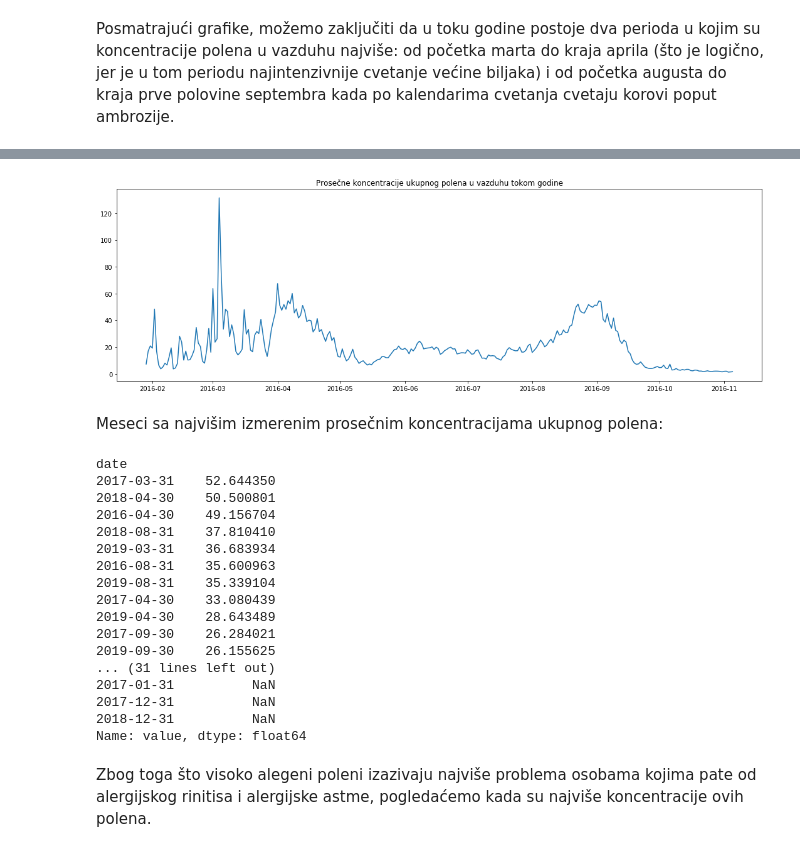
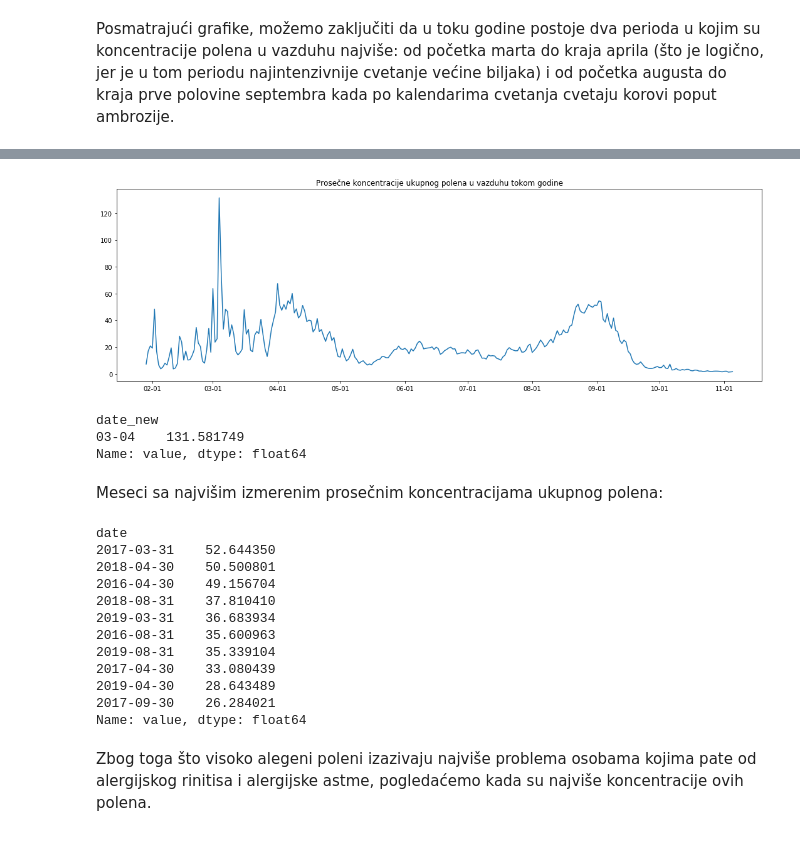
Before and after one commit to sjerkovic/koncentracije-polena, a Jupyter notebook: Polen.ipynb, the cells around one changed output, grey strips where cells are left out. Saved outputs shown, nothing was run; the diff lists cells and outputs as text; code cells hidden in the pictures.

```diff
--- a/Polen.ipynb
+++ b/Polen.ipynb
@@ -519,3 +552,3 @@ zeroes1718 = pc_merged[((pc_merged['date'].dt.year == 2017)|(pc_merged['date'].d
 # %%
-pc_merged = pc_merged.drop(zeroes1718.index)
+pc_final = pc_final.drop(zeroes1718.index)
 # %%
@@ -543,2 +571,5 @@ def same_year(date):
+# %%
+def mesec_dan(datum):
+    return datum.strftime('%m-%d')
 # %%
-pc_merged['date_new'] = pc_merged['date'].apply(same_year)
+pc_final['date_new'] = pc_final['date'].apply(mesec_dan)
@@ -545,18 +585,25 @@ pc_merged['date_new'] = pc_merged['date'].apply(same_year)
 # %%
-year_mean = pc_merged.groupby('date_new')['value'].mean()
+year_mean = pc_final.groupby('date_new')['value'].mean()
 # %%
 fig, axs = plt.subplots(1, figsize=(15,5))
 
 axs.plot(year_mean)
 plt.title('Prosečne koncentracije ukupnog polena u vazduhu tokom godine')
+plt.xticks(ticks=['02-01', '03-01', '04-01', '05-01', '06-01', '07-01', '08-01', '09-01','10-01','11-01'])
 
 fig.tight_layout()
 # %% [output]
-[figure, old version]
+[figure, new version]
+# %%
+year_mean[year_mean>80]
+# %% [output]
+date_new
+03-04    131.581749
+Name: value, dtype: float64
 # %% [markdown]
 Meseci sa najvišim izmerenim prosečnim koncentracijama ukupnog polena:
 # %%
- pc_merged.groupby(pd.Grouper(key='date', freq='m'))['value'].mean().sort_values(ascending=False)
+ pc_final.groupby(pd.Grouper(key='date', freq='m'))['value'].mean().sort_values(ascending=False).head(10)
 # %% [output]
 date
 2017-03-31    52.644350
@@ -569,11 +616,6 @@ date
 2017-04-30    33.080439
 2019-04-30    28.643489
 2017-09-30    26.284021
-2019-09-30    26.155625
-... (31 lines left out)
-2017-01-31          NaN
-2017-12-31          NaN
-2018-12-31          NaN
 Name: value, dtype: float64
 # %% [markdown]
 Zbog toga što visoko alegeni poleni izazivaju najviše problema osobama kojima pate od alergijskog rinitisa i alergijske astme, pogledaćemo kada su najviše koncentracije ovih polena.
```
Also changed, not shown: parts of 63 cells of this notebook.
